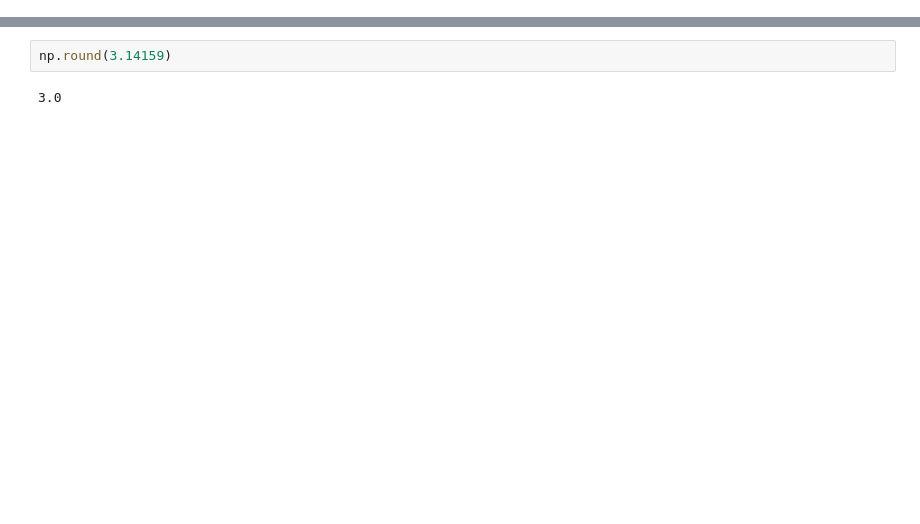
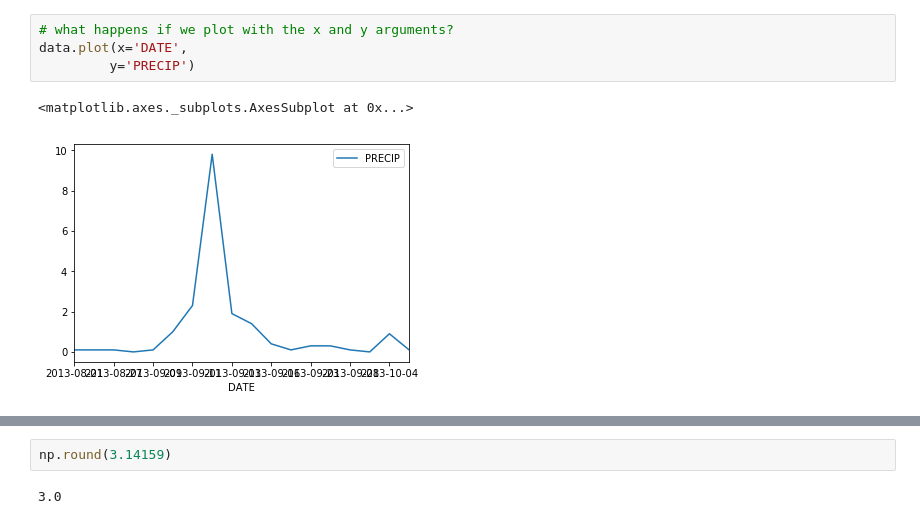
Before and after one commit to choldgraf/earth-analytics-python_OLD, a Jupyter notebook: notebooks/final-notebooks/week-2/get-to-know-r/2017-01-25-R01-get-to-know-python.ipynb, the cells around one changed output, grey strips where cells are left out. Drawn from its saved outputs; the diff is of its cells as text; blank space fills up the shorter version.

```diff
--- a/notebooks/final-notebooks/week-2/get-to-know-r/2017-01-25-R01-get-to-know-python.ipynb
+++ b/notebooks/final-notebooks/week-2/get-to-know-r/2017-01-25-R01-get-to-know-python.ipynb
@@ -467,0 +238,7 @@ Let's run a function that can take multiple arguments: `round()`.
+# %%
+# what happens if we plot with the x and y arguments?
+data.plot(x='DATE',
+         y='PRECIP')
+# %% [output]
+<matplotlib.axes._subplots.AxesSubplot at 0x...>
+[figure, added]
```
Also changed, not shown: parts of 57 cells of this notebook.
